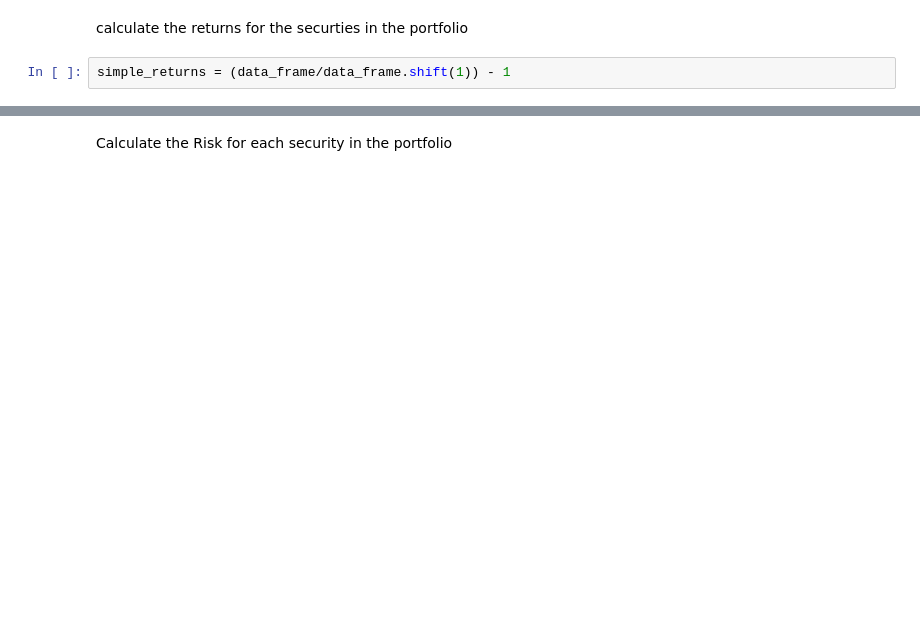
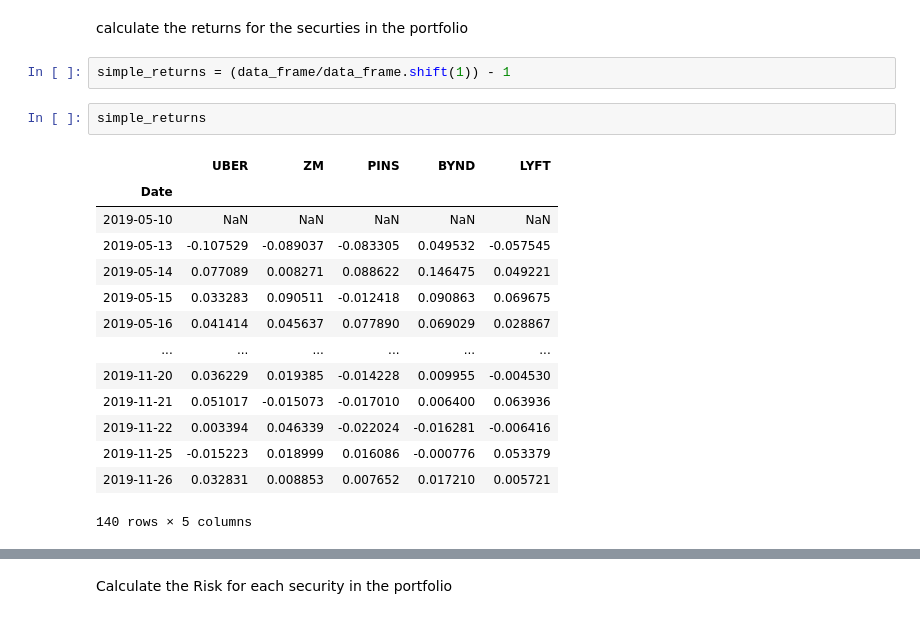
Before and after one commit to Berkat0789/Data_Analysis, a Jupyter notebook: Calculating Volatility amongst 5 2019 IPOs .ipynb, the cells around one changed output, grey strips where cells are left out. Drawn from its saved outputs; the diff is of its cells as text; blank space fills up the shorter version.

```diff
--- a/Calculating Volatility amongst 5 2019 IPOs .ipynb
+++ b/Calculating Volatility amongst 5 2019 IPOs .ipynb
@@ -35,3 +45,20 @@ plt.show()
 calculate the returns for the securties in the portfolio
 # %%
 simple_returns = (data_frame/data_frame.shift(1)) - 1
+# %%
+simple_returns
+# %% [output]
+|  | UBER | ZM | PINS | BYND | LYFT |
+| Date |  |  |  |  |  |
+| 2019-05-10 | NaN | NaN | NaN | NaN | NaN |
+| 2019-05-13 | -0.107529 | -0.089037 | -0.083305 | 0.049532 | -0.057545 |
+| 2019-05-14 | 0.077089 | 0.008271 | 0.088622 | 0.146475 | 0.049221 |
+| 2019-05-15 | 0.033283 | 0.090511 | -0.012418 | 0.090863 | 0.069675 |
+| 2019-05-16 | 0.041414 | 0.045637 | 0.077890 | 0.069029 | 0.028867 |
+| ... | ... | ... | ... | ... | ... |
+| 2019-11-20 | 0.036229 | 0.019385 | -0.014228 | 0.009955 | -0.004530 |
+| 2019-11-21 | 0.051017 | -0.015073 | -0.017010 | 0.006400 | 0.063936 |
+| 2019-11-22 | 0.003394 | 0.046339 | -0.022024 | -0.016281 | -0.006416 |
+| 2019-11-25 | -0.015223 | 0.018999 | 0.016086 | -0.000776 | 0.053379 |
+| 2019-11-26 | 0.032831 | 0.008853 | 0.007652 | 0.017210 | 0.005721 |
+140 rows × 5 columns
```
Also changed, not shown: parts of 22 cells of this notebook, 4 other files.
